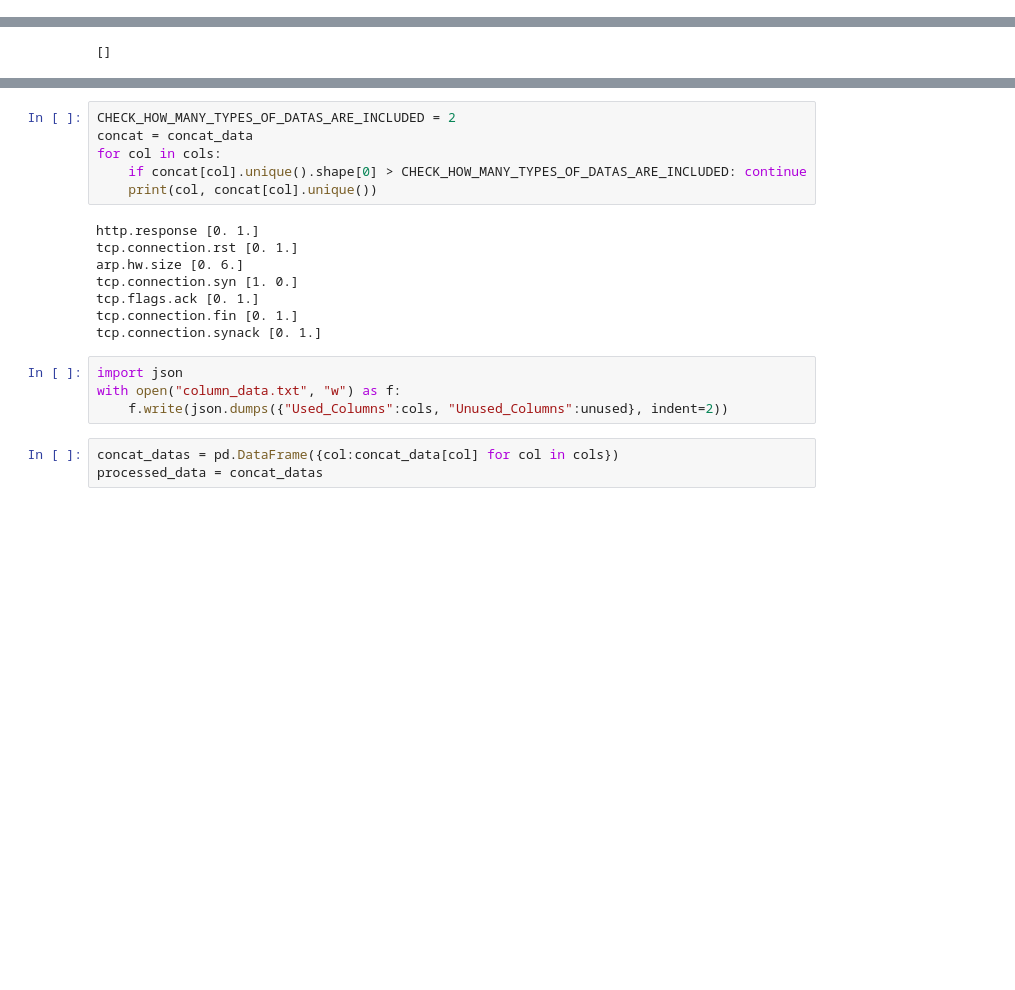
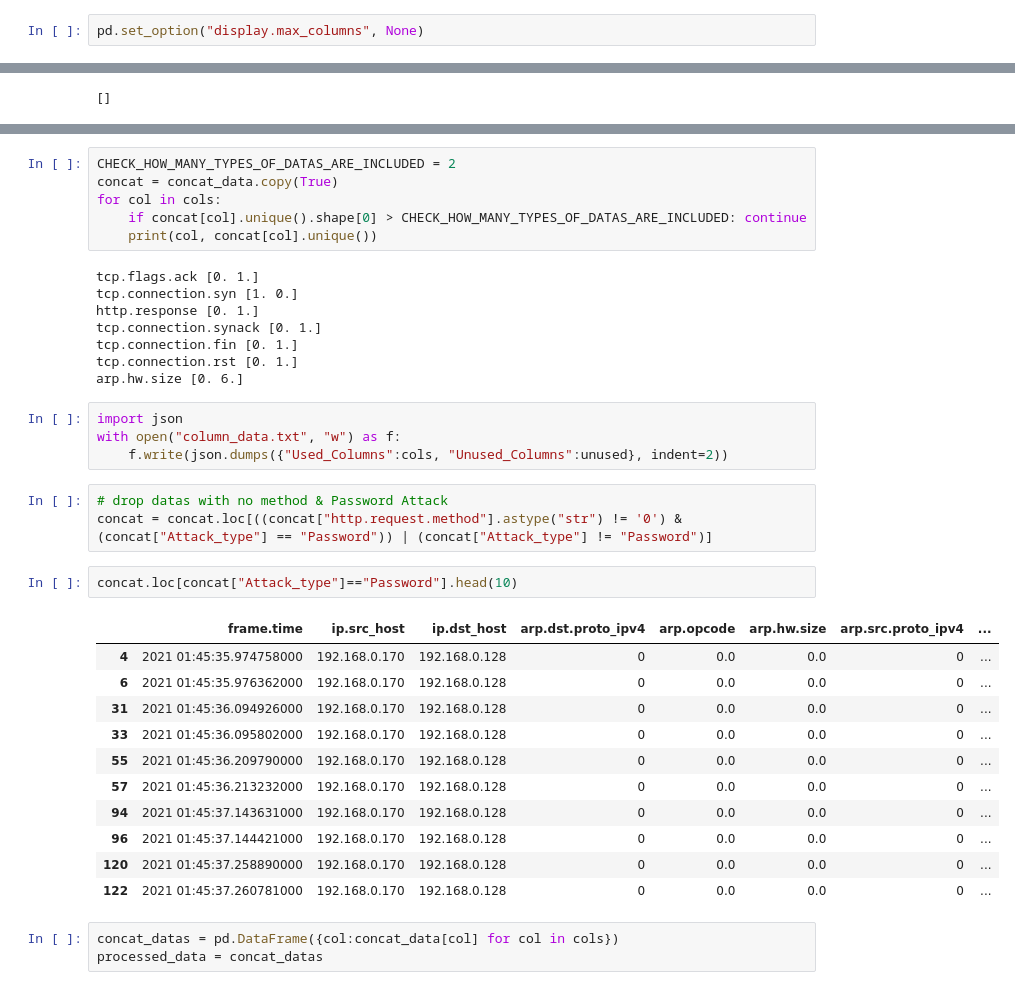
Before and after one commit to explainpark101/KU-ML-EndTerm-project, a Jupyter notebook: 01 preprocessing.ipynb, the cells around one changed output, grey strips where cells are left out. Drawn from its saved outputs; the diff is of its cells as text; blank space fills up the shorter version.

```diff
--- a/01 preprocessing.ipynb
+++ b/01 preprocessing.ipynb
@@ -2,6 +2,8 @@
 import pandas as pd
 import numpy as np
 from preprocessor import classify_features
+# %%
+pd.set_option("display.max_columns", None)
 # %%
 # Variables
 USED_COLUMNS = []
@@ -92,21 +94,38 @@ cols, unused
 # %%
 CHECK_HOW_MANY_TYPES_OF_DATAS_ARE_INCLUDED = 2
-concat = concat_data
+concat = concat_data.copy(True)
 for col in cols:
     if concat[col].unique().shape[0] > CHECK_HOW_MANY_TYPES_OF_DATAS_ARE_INCLUDED: continue
     print(col, concat[col].unique())
 # %% [output]
+tcp.flags.ack [0. 1.]
+tcp.connection.syn [1. 0.]
 http.response [0. 1.]
+tcp.connection.synack [0. 1.]
+tcp.connection.fin [0. 1.]
 tcp.connection.rst [0. 1.]
 arp.hw.size [0. 6.]
-tcp.connection.syn [1. 0.]
-tcp.flags.ack [0. 1.]
-tcp.connection.fin [0. 1.]
-tcp.connection.synack [0. 1.]
 # %%
 import json
 with open("column_data.txt", "w") as f:
     f.write(json.dumps({"Used_Columns":cols, "Unused_Columns":unused}, indent=2))
+# %%
+# drop datas with no method & Password Attack
+concat = concat.loc[((concat["http.request.method"].astype("str") != '0') & (concat["Attack_type"] == "Password")) | (concat["Attack_type"] != "Password")]
+# %%
+concat.loc[concat["Attack_type"]=="Password"].head(10)
+# %% [output]
+|  | frame.time | ip.src_host | ip.dst_host | arp.dst.proto_ipv4 | arp.opcode | arp.hw.size | arp.src.proto_ipv4 | ... |
+| 4 | 2021 01:45:35.974758000 | 192.168.0.170 | 192.168.0.128 | 0 | 0.0 | 0.0 | 0 | ... |
+| 6 | 2021 01:45:35.976362000 | 192.168.0.170 | 192.168.0.128 | 0 | 0.0 | 0.0 | 0 | ... |
+| 31 | 2021 01:45:36.094926000 | 192.168.0.170 | 192.168.0.128 | 0 | 0.0 | 0.0 | 0 | ... |
+| 33 | 2021 01:45:36.095802000 | 192.168.0.170 | 192.168.0.128 | 0 | 0.0 | 0.0 | 0 | ... |
+| 55 | 2021 01:45:36.209790000 | 192.168.0.170 | 192.168.0.128 | 0 | 0.0 | 0.0 | 0 | ... |
+| 57 | 2021 01:45:36.213232000 | 192.168.0.170 | 192.168.0.128 | 0 | 0.0 | 0.0 | 0 | ... |
+| 94 | 2021 01:45:37.143631000 | 192.168.0.170 | 192.168.0.128 | 0 | 0.0 | 0.0 | 0 | ... |
+| 96 | 2021 01:45:37.144421000 | 192.168.0.170 | 192.168.0.128 | 0 | 0.0 | 0.0 | 0 | ... |
+| 120 | 2021 01:45:37.258890000 | 192.168.0.170 | 192.168.0.128 | 0 | 0.0 | 0.0 | 0 | ... |
+| 122 | 2021 01:45:37.260781000 | 192.168.0.170 | 192.168.0.128 | 0 | 0.0 | 0.0 | 0 | ... |
 # %%
 concat_datas = pd.DataFrame({col:concat_data[col] for col in cols})
 processed_data = concat_datas
```
Also changed, not shown: parts of 1 cell of this notebook, 5 other files.
